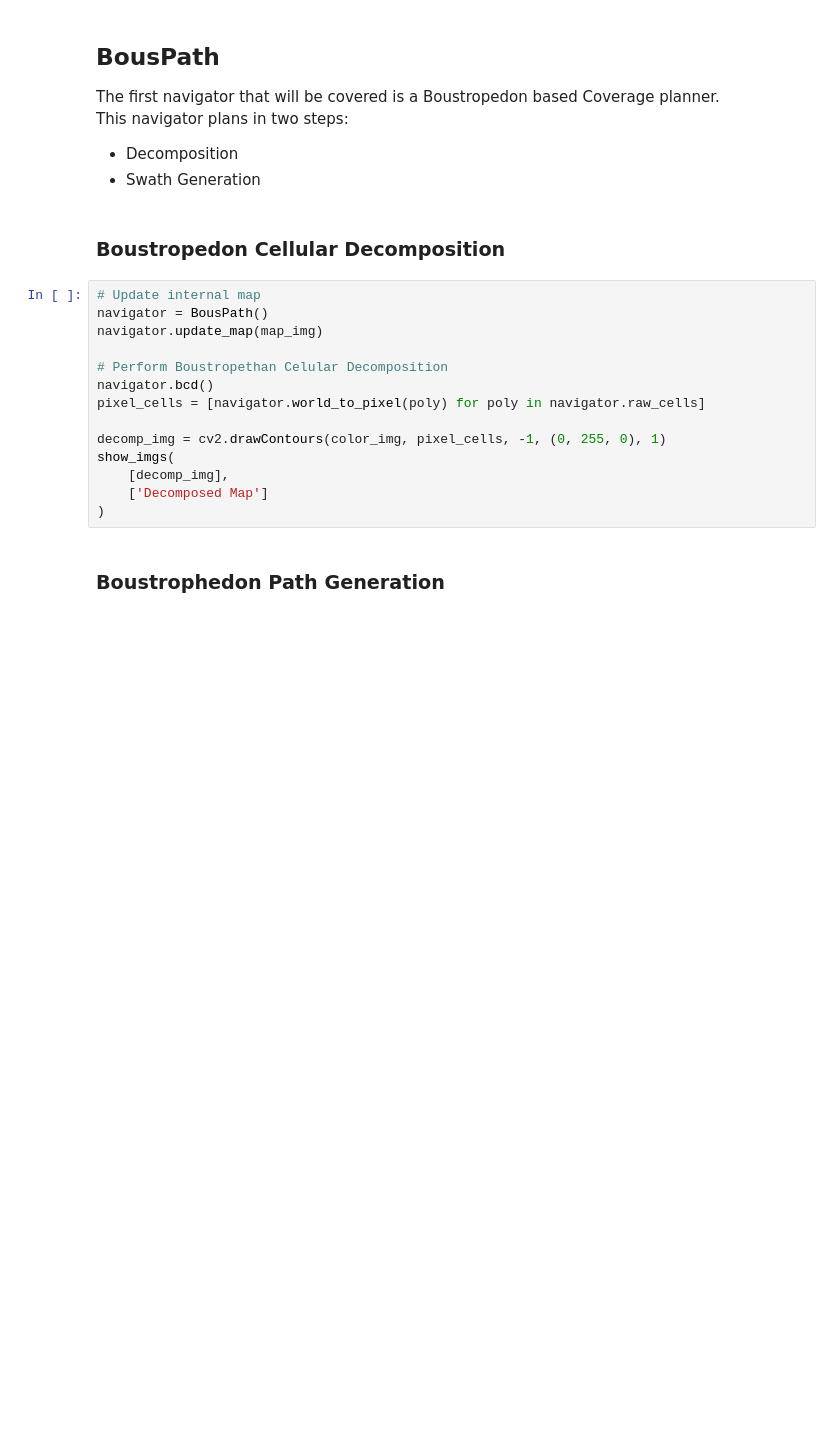
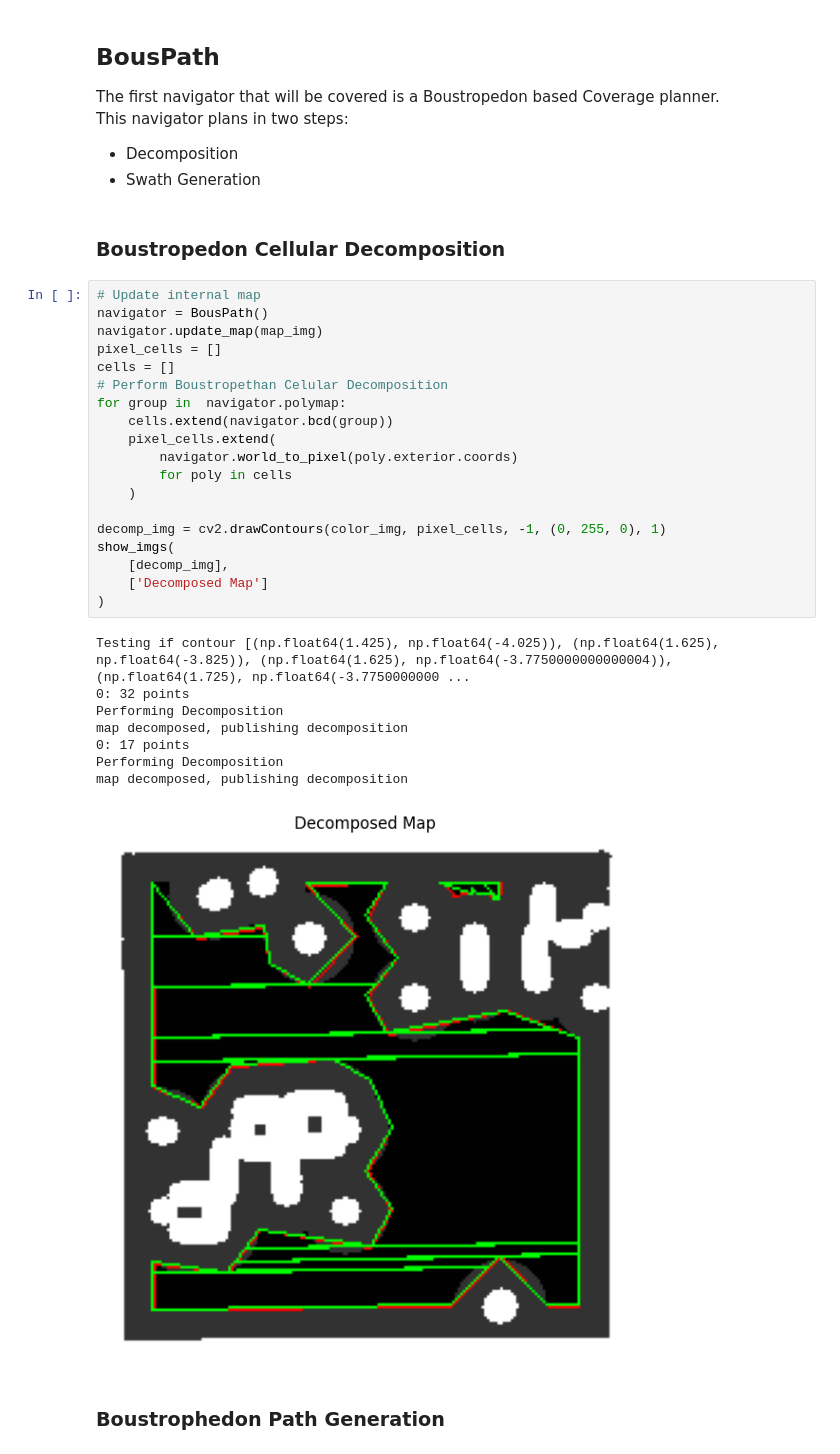
Before and after one commit to machine0herald/Mirte_Lab_Clean, a Jupyter notebook: mirte_lc_nav2/mirte_lc_nav2/test_nav.ipynb, the cells around one changed output. Cells and saved outputs as stored; diff of their text form; blank space fills up the shorter version.

```diff
--- a/mirte_lc_nav2/mirte_lc_nav2/test_nav.ipynb
+++ b/mirte_lc_nav2/mirte_lc_nav2/test_nav.ipynb
@@ -81,17 +80,31 @@ This navigator plans in two steps:
 # %%
 # Update internal map
 navigator = BousPath()
 navigator.update_map(map_img)
-
+pixel_cells = []
+cells = []
 # Perform Boustropethan Celular Decomposition
-navigator.bcd()
-pixel_cells = [navigator.world_to_pixel(poly) for poly in navigator.raw_cells]
+for group in  navigator.polymap:
+    cells.extend(navigator.bcd(group))
+    pixel_cells.extend(
+        navigator.world_to_pixel(poly.exterior.coords)
+        for poly in cells
+    )
 
 decomp_img = cv2.drawContours(color_img, pixel_cells, -1, (0, 255, 0), 1)
 show_imgs(
     [decomp_img],
     ['Decomposed Map']
 )
+# %% [output]
+Testing if contour [(np.float64(1.425), np.float64(-4.025)), (np.float64(1.625), np.float64(-3.825)), (np.float64(1.625), np.float64(-3.7750000000000004)), (np.float64(1.725), np.float64(-3.7750000000 ...
+0: 32 points
+Performing Decomposition
+map decomposed, publishing decomposition
+0: 17 points
+Performing Decomposition
+map decomposed, publishing decomposition
+[figure, added]
 # %% [markdown]
 ### Boustrophedon Path Generation
 # %%
```
Also changed, not shown: parts of 8 cells of this notebook, 9 other files.
